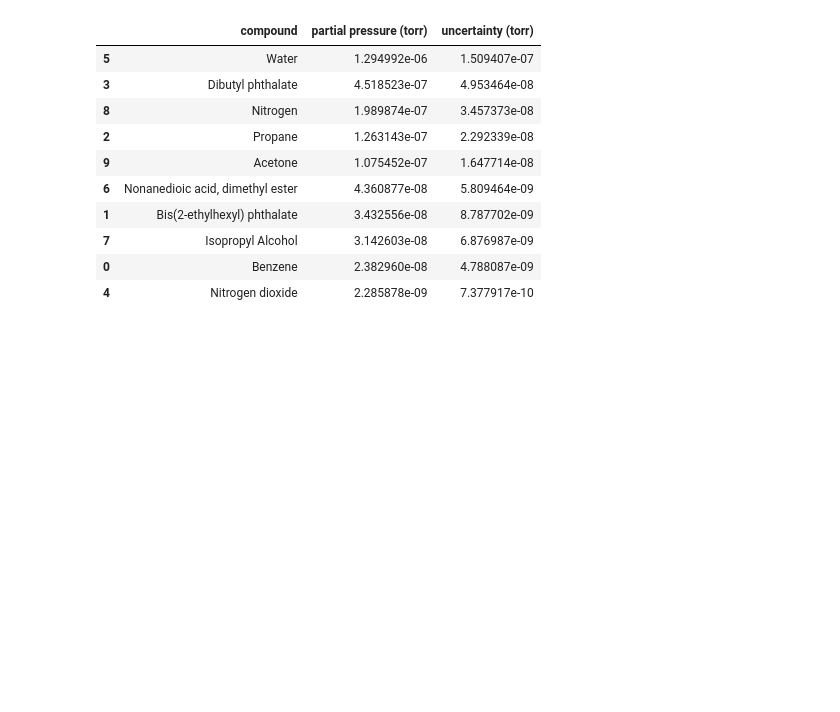
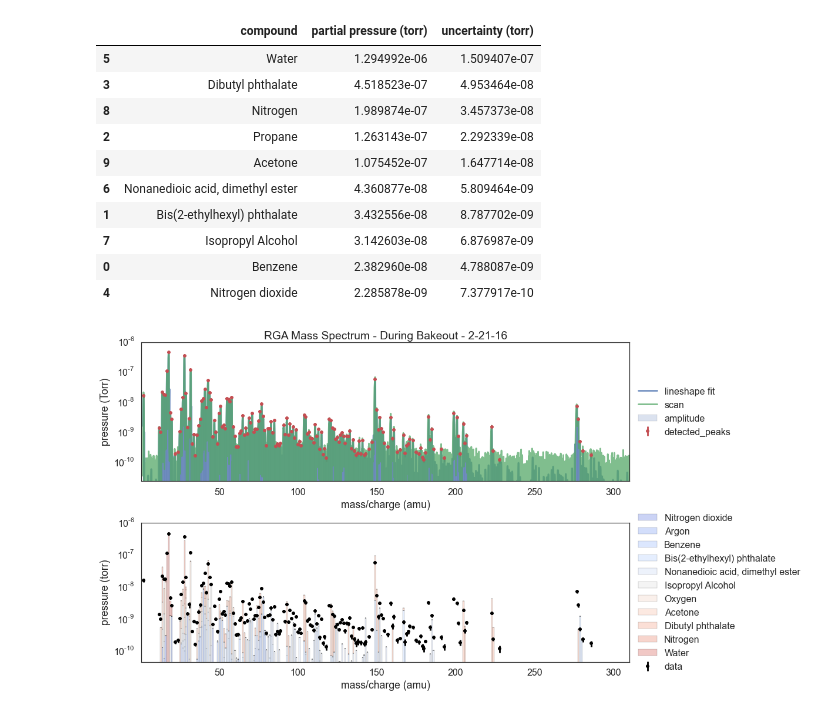
Before and after one commit to b-r-oleary/acme, a Jupyter notebook: MassSpectra/RGA Mass Spectra.ipynb, the cells around one changed output. Saved outputs shown, nothing was run; the diff lists cells and outputs as text; code cells hidden in the pictures; blank space fills up the shorter version.

```diff
--- a/MassSpectra/RGA Mass Spectra.ipynb
+++ b/MassSpectra/RGA Mass Spectra.ipynb
@@ -133,3 +135,9 @@ table.sort_values(by='partial pressure (torr)', ascending=False)
 | 7 | Isopropyl Alcohol | 3.142603e-08 | 6.876987e-09 |
 | 0 | Benzene | 2.382960e-08 | 4.788087e-09 |
 | 4 | Nitrogen dioxide | 2.285878e-09 | 7.377917e-10 |
+# %%
+path = './data/During Bakeout - 2-21-16.xml'
+ms4 = MassSpectrum(path, library=lib)
+ms4.print_report()
+# %% [output]
+[figure, added]
```
Also changed, not shown: parts of 6 cells of this notebook, 16 other files.
